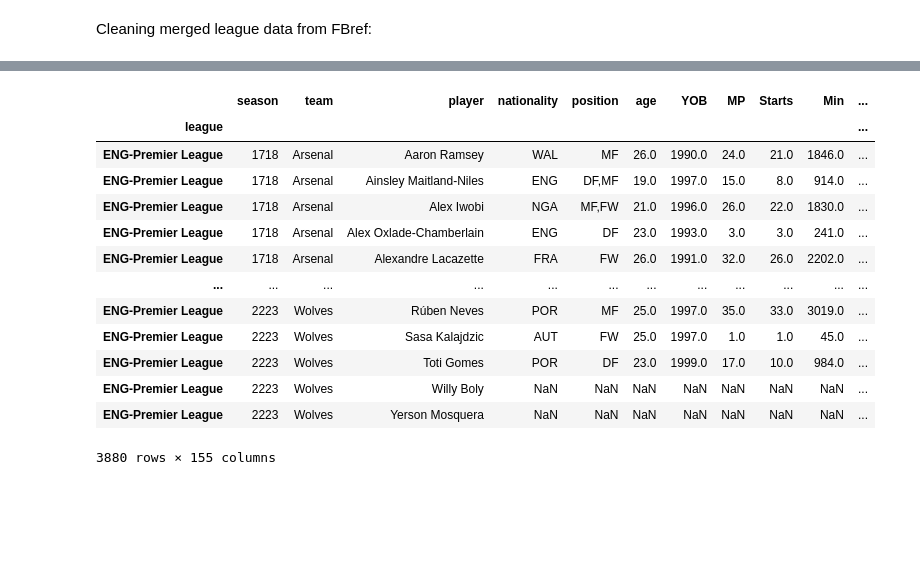
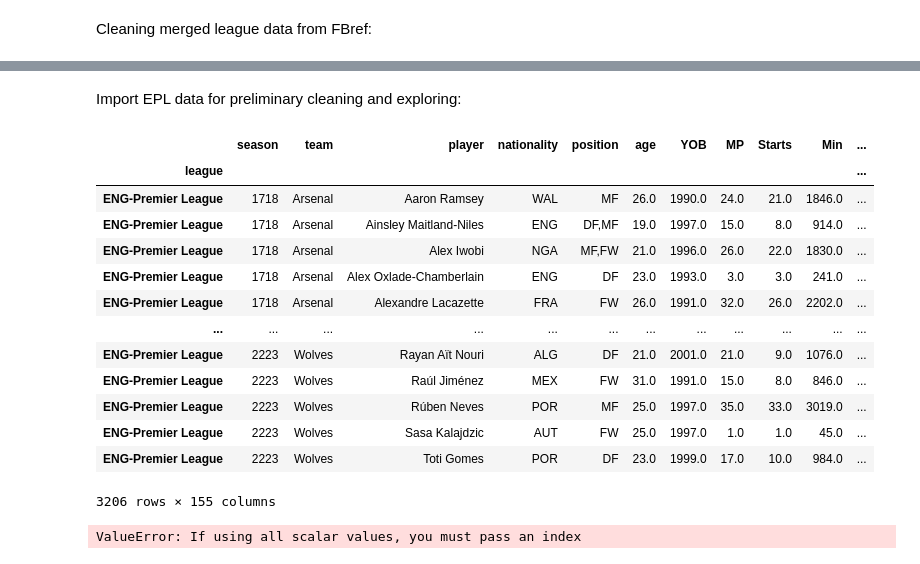
Before and after one commit to cmartins2001/player-valuation-model, a Jupyter notebook: cleaning_merged_data.ipynb, the cells around one changed output, grey strips where cells are left out. Cells and saved outputs as stored; diff of their text form; code cells hidden in the pictures; blank space fills up the shorter version.

Commit message:
started exploring merged data

```diff
--- a/cleaning_merged_data.ipynb
+++ b/cleaning_merged_data.ipynb
@@ -37,3 +47,5 @@ def remove_unnamed_cols(df):
+# %% [markdown]
+Import EPL data for preliminary cleaning and exploring:
 # %%
 # Import the EPL data for experimental cleaning:
 epl_df = import_merged_data(epl_file_path)
@@ -41,21 +53,32 @@ epl_df = import_merged_data(epl_file_path)
 # Make a local copy of the dataframe for efficiency:
 epl_df_copy = epl_df.copy(deep=True)
 # %%
-# Remove all unnamed columns from the dataframe:
-clean_epl_df_copy = remove_unnamed_cols(epl_df_copy)
+# Remove all unnamed columns and drop NaN values from the dataframe:
+clean_epl_df_copy = remove_unnamed_cols(epl_df_copy).dropna(subset=['position'])
 clean_epl_df_copy
 # %% [output]
 |  | season | team | player | nationality | position | age | YOB | MP | Starts | Min | ... |
 | league |  |  |  |  |  |  |  |  |  |  | ... |
 | ENG-Premier League | 1718 | Arsenal | Aaron Ramsey | WAL | MF | 26.0 | 1990.0 | 24.0 | 21.0 | 1846.0 | ... |
 | ENG-Premier League | 1718 | Arsenal | Ainsley Maitland-Niles | ENG | DF,MF | 19.0 | 1997.0 | 15.0 | 8.0 | 914.0 | ... |
 | ENG-Premier League | 1718 | Arsenal | Alex Iwobi | NGA | MF,FW | 21.0 | 1996.0 | 26.0 | 22.0 | 1830.0 | ... |
 | ENG-Premier League | 1718 | Arsenal | Alex Oxlade-Chamberlain | ENG | DF | 23.0 | 1993.0 | 3.0 | 3.0 | 241.0 | ... |
 | ENG-Premier League | 1718 | Arsenal | Alexandre Lacazette | FRA | FW | 26.0 | 1991.0 | 32.0 | 26.0 | 2202.0 | ... |
 | ... | ... | ... | ... | ... | ... | ... | ... | ... | ... | ... | ... |
+| ENG-Premier League | 2223 | Wolves | Rayan Aït Nouri | ALG | DF | 21.0 | 2001.0 | 21.0 | 9.0 | 1076.0 | ... |
+| ENG-Premier League | 2223 | Wolves | Raúl Jiménez | MEX | FW | 31.0 | 1991.0 | 15.0 | 8.0 | 846.0 | ... |
 | ENG-Premier League | 2223 | Wolves | Rúben Neves | POR | MF | 25.0 | 1997.0 | 35.0 | 33.0 | 3019.0 | ... |
 | ENG-Premier League | 2223 | Wolves | Sasa Kalajdzic | AUT | FW | 25.0 | 1997.0 | 1.0 | 1.0 | 45.0 | ... |
 | ENG-Premier League | 2223 | Wolves | Toti Gomes | POR | DF | 23.0 | 1999.0 | 17.0 | 10.0 | 984.0 | ... |
-| ENG-Premier League | 2223 | Wolves | Willy Boly | NaN | NaN | NaN | NaN | NaN | NaN | NaN | ... |
-| ENG-Premier League | 2223 | Wolves | Yerson Mosquera | NaN | NaN | NaN | NaN | NaN | NaN | NaN | ... |
-3880 rows × 155 columns
+3206 rows × 155 columns
+# %%
+# Get column names:
+col_names = clean_epl_df_copy.columns
+col_nums = [i for i in range(0, 155)]
+
+# Create a dictionary and convert to a pandas DF for XL:
+col_names_dict = {k:v for k,v in zip(col_nums, col_names)}
+columns_df = pd.DataFrame.from_dict(col_names_dict)
+make_xl(path=repo_dir, df=columns_df, file_name='Merged Data Columns')
+# %% [output]
+ValueError: If using all scalar values, you must pass an index
```
Also changed, not shown: parts of 10 cells of this notebook.
